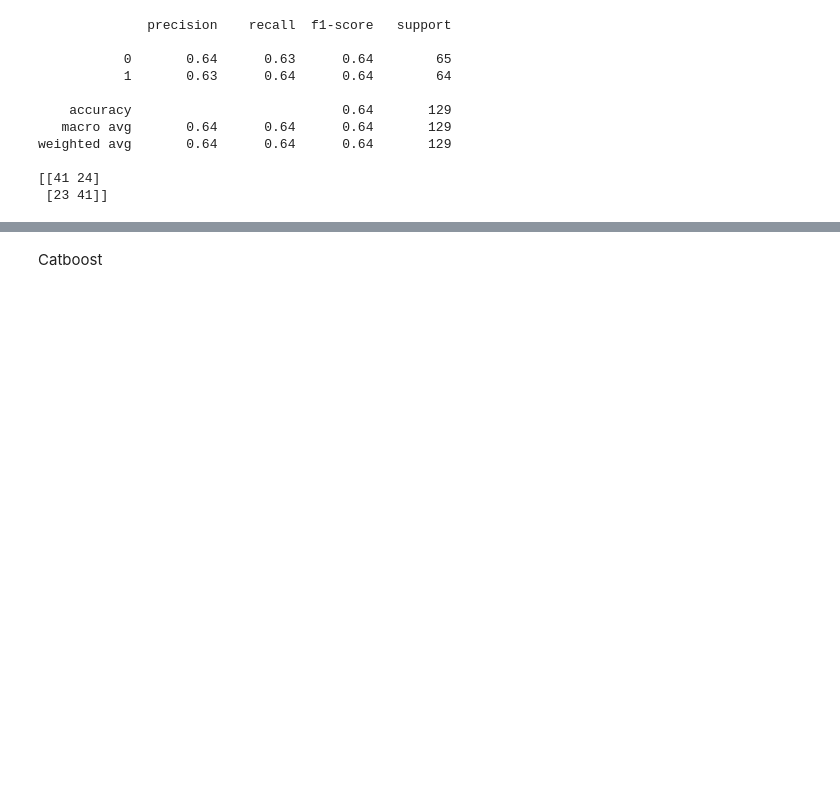
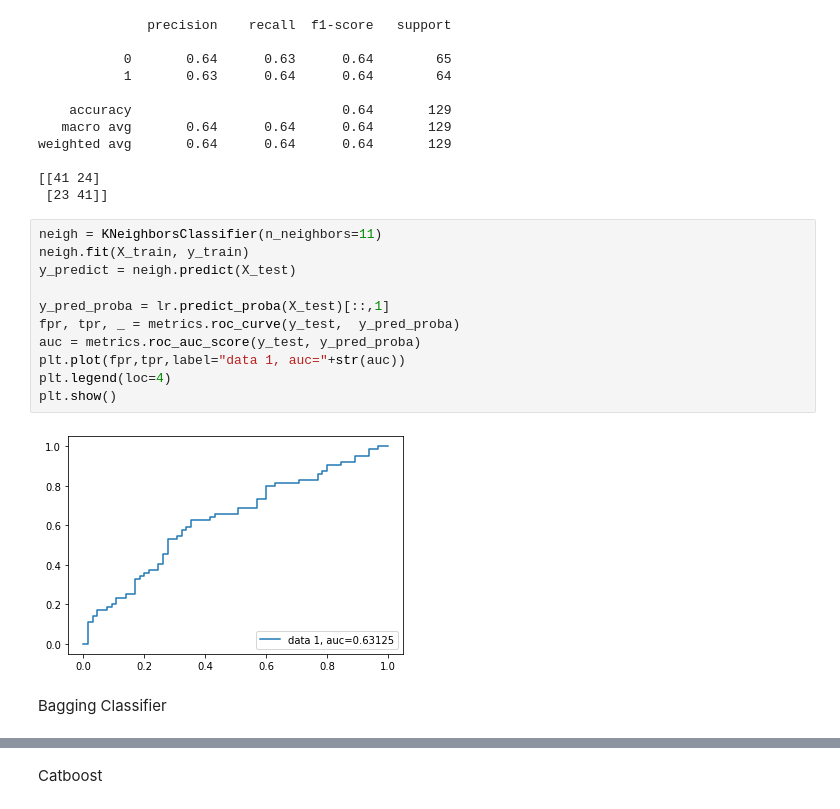
Before and after one commit to murti-abhishek/Kaggle-Bankruptcy, a Jupyter notebook: EQ_Prop_Data.ipynb, the cells around one changed output, grey strips where cells are left out. Drawn from its saved outputs; the diff is of its cells as text; blank space fills up the shorter version.

```diff
--- a/EQ_Prop_Data.ipynb
+++ b/EQ_Prop_Data.ipynb
@@ -116,3 +132,18 @@ weighted avg       0.64      0.64      0.64       129
 
 [[41 24]
  [23 41]]
+# %%
+neigh = KNeighborsClassifier(n_neighbors=11)
+neigh.fit(X_train, y_train)
+y_predict = neigh.predict(X_test)
+
+y_pred_proba = lr.predict_proba(X_test)[::,1]
+fpr, tpr, _ = metrics.roc_curve(y_test,  y_pred_proba)
+auc = metrics.roc_auc_score(y_test, y_pred_proba)
+plt.plot(fpr,tpr,label="data 1, auc="+str(auc))
+plt.legend(loc=4)
+plt.show()
+# %% [output]
+[figure, added]
+# %% [markdown]
+Bagging Classifier
```
Also changed, not shown: parts of 7 cells of this notebook.
